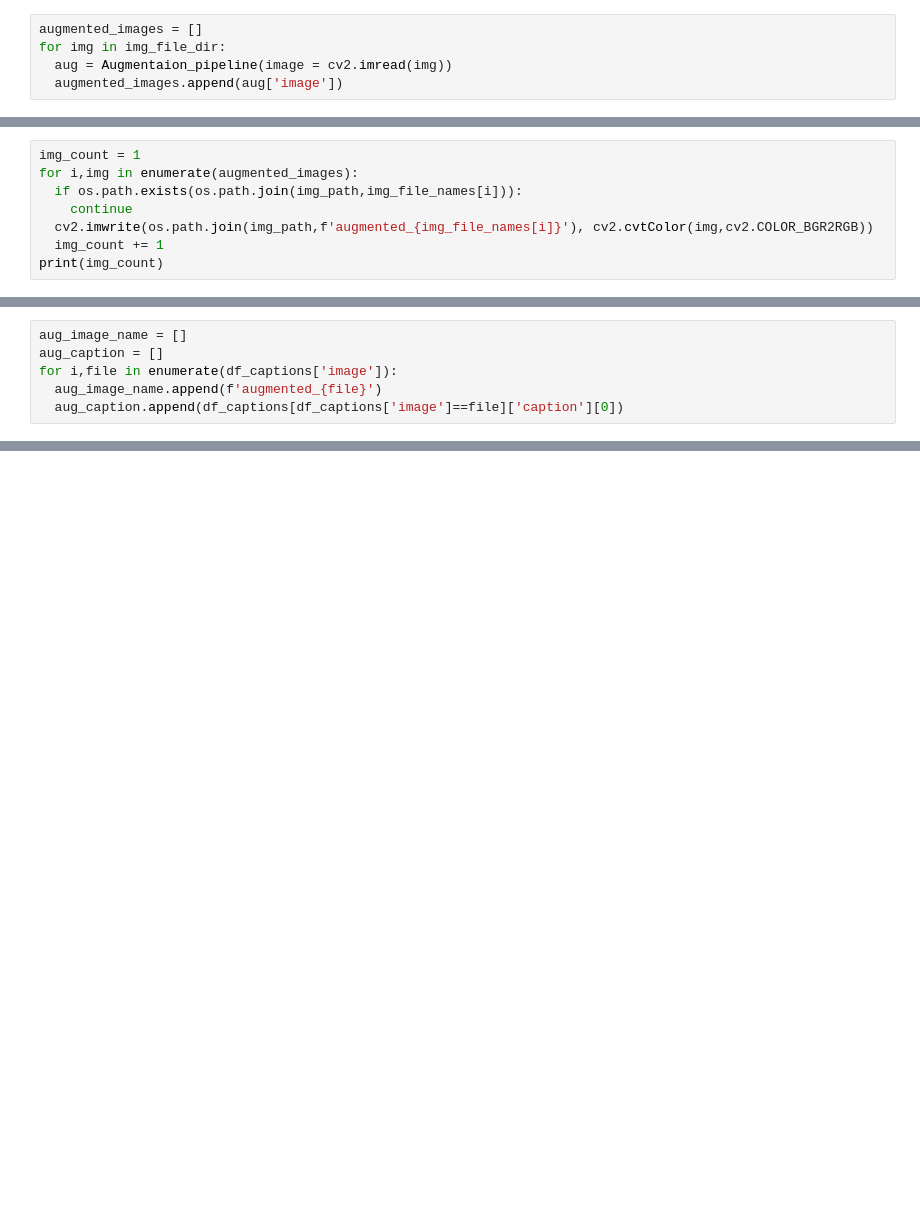
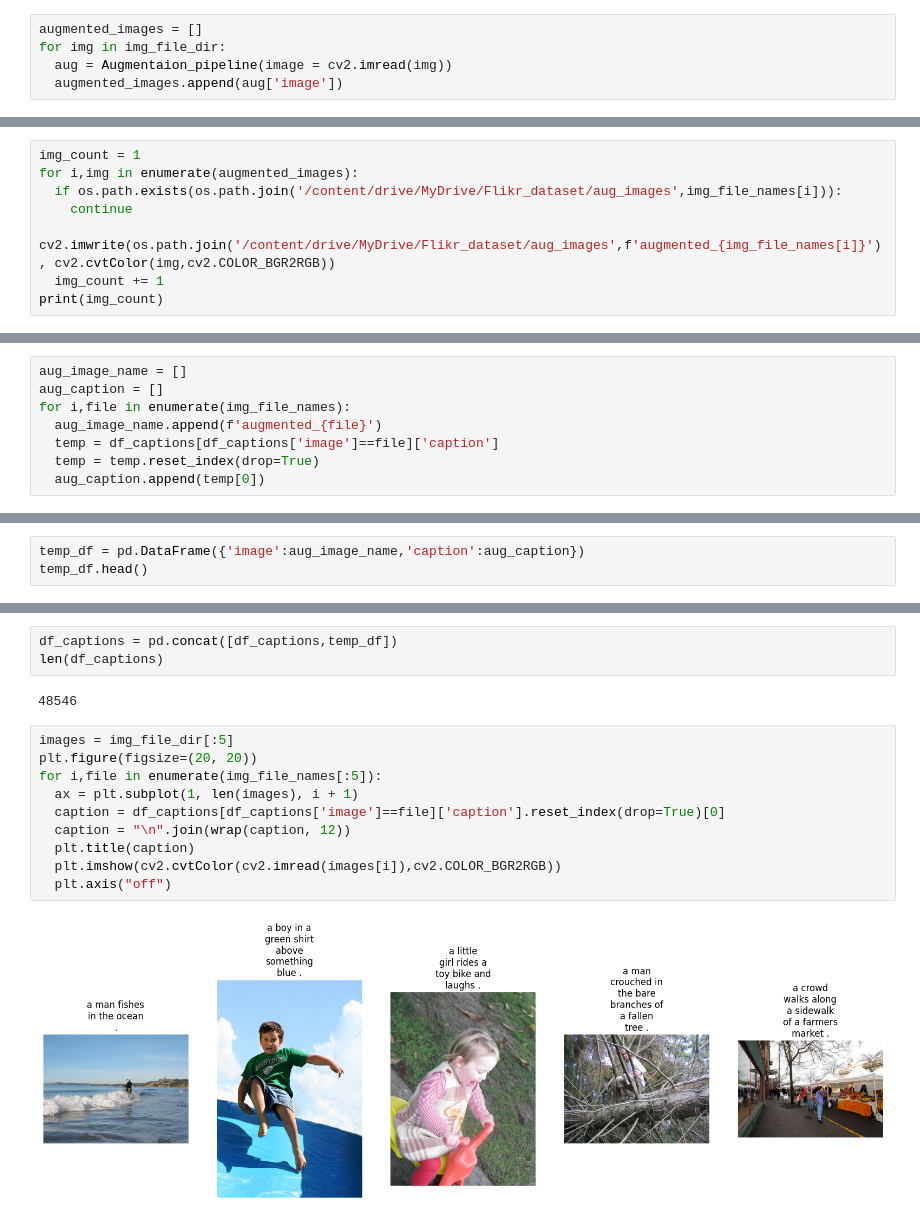
Before and after one commit to PythonPixiePikachu/DataScienceFinalProject, a Jupyter notebook: Image_Preprocessing.ipynb, the cells around one changed output, grey strips where cells are left out. Saved outputs shown, nothing was run; the diff lists cells and outputs as text; blank space fills up the shorter version.

Commit message:
Added more visualize plots and solved some bugs
Added visualize plot images with captions and created the captions for new augmented plots

```diff
--- a/Image_Preprocessing.ipynb
+++ b/Image_Preprocessing.ipynb
@@ -155,8 +156,8 @@ plt.show()
 # %%
 img_count = 1
 for i,img in enumerate(augmented_images):
-  if os.path.exists(os.path.join(img_path,img_file_names[i])):
+  if os.path.exists(os.path.join('/content/drive/MyDrive/Flikr_dataset/aug_images',img_file_names[i])):
     continue
-  cv2.imwrite(os.path.join(img_path,f'augmented_{img_file_names[i]}'), cv2.cvtColor(img,cv2.COLOR_BGR2RGB))
+  cv2.imwrite(os.path.join('/content/drive/MyDrive/Flikr_dataset/aug_images',f'augmented_{img_file_names[i]}'), cv2.cvtColor(img,cv2.COLOR_BGR2RGB))
   img_count += 1
 print(img_count)
@@ -163,6 +166,8 @@ print(img_count)
 # %%
 aug_image_name = []
 aug_caption = []
-for i,file in enumerate(df_captions['image']):
+for i,file in enumerate(img_file_names):
   aug_image_name.append(f'augmented_{file}')
-  aug_caption.append(df_captions[df_captions['image']==file]['caption'][0])
+  temp = df_captions[df_captions['image']==file]['caption']
+  temp = temp.reset_index(drop=True)
+  aug_caption.append(temp[0])
@@ -192,0 +174,3 @@ Name: caption, dtype: object
+# %%
+temp_df = pd.DataFrame({'image':aug_image_name,'caption':aug_caption})
+temp_df.head()
@@ -192,0 +184,17 @@ Name: caption, dtype: object
+# %%
+df_captions = pd.concat([df_captions,temp_df])
+len(df_captions)
+# %% [output]
+48546
+# %%
+images = img_file_dir[:5]
+plt.figure(figsize=(20, 20))
+for i,file in enumerate(img_file_names[:5]):
+  ax = plt.subplot(1, len(images), i + 1)
+  caption = df_captions[df_captions['image']==file]['caption'].reset_index(drop=True)[0]
+  caption = "\n".join(wrap(caption, 12))
+  plt.title(caption)
+  plt.imshow(cv2.cvtColor(cv2.imread(images[i]),cv2.COLOR_BGR2RGB))
+  plt.axis("off")
+# %% [output]
+[figure, added]
```
Also changed, not shown: parts of 12 cells of this notebook.
